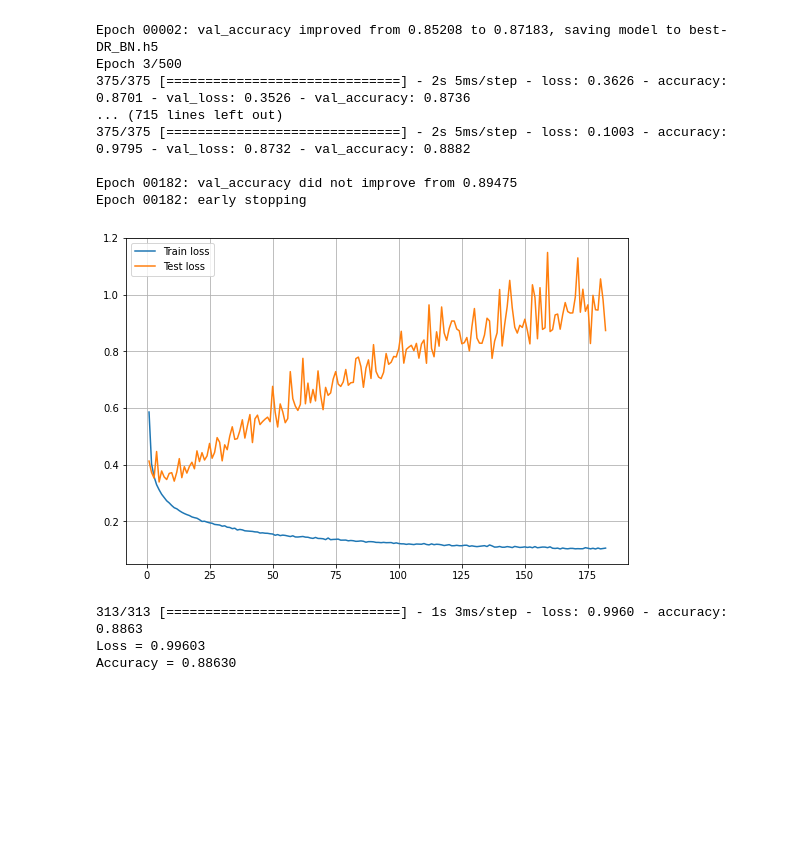
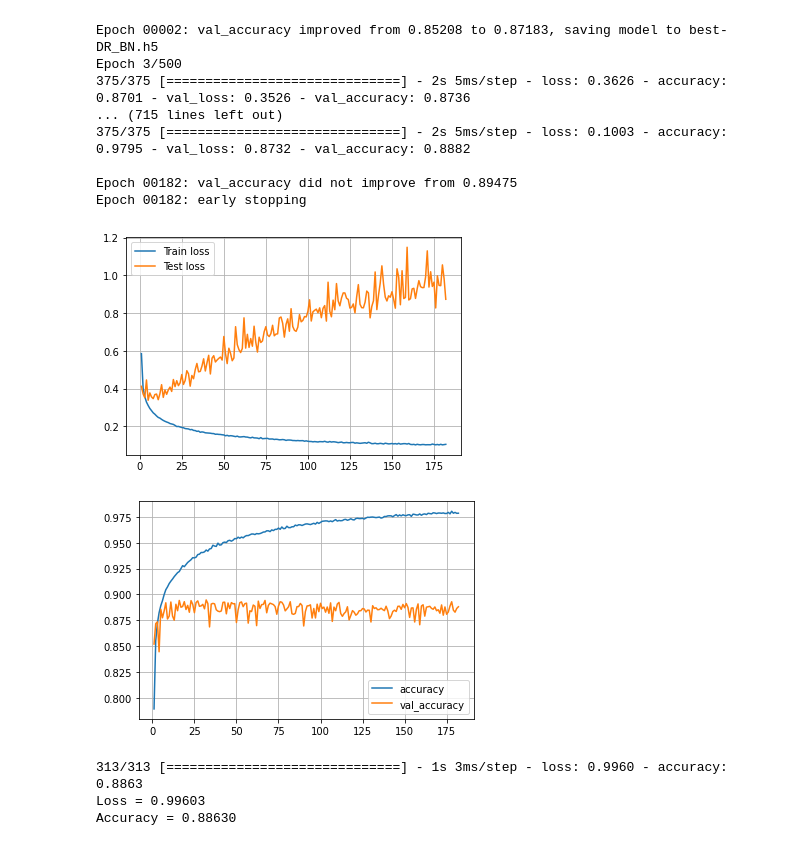
Before and after one commit to Seungeun-Song/Study-for-K-Digital-AI-developer, a Jupyter notebook: Practice/21_03_19_Fashion_mnist.ipynb, the cells around one changed output. Cells and saved outputs as stored; diff of their text form; code cells hidden in the pictures; blank space fills up the shorter version.

```diff
--- a/Practice/21_03_19_Fashion_mnist.ipynb
+++ b/Practice/21_03_19_Fashion_mnist.ipynb
@@ -175,16 +175,28 @@ Epoch 00182: early stopping
 # %%
 import matplotlib.pyplot as plt
 
+
 epochs = range(1, len(Hist_L2.history['loss'])+1)
 
-plt.figure(figsize=(9,6))
+
+
+
+
 plt.plot(epochs, Hist_L2.history['loss'])
 plt.plot(epochs, Hist_L2.history['val_loss'])
 plt.legend(['Train loss','Test loss'])
 plt.grid()
 plt.show()
+
+
+
+plt.plot(epochs, Hist_L2.history['accuracy'])
+plt.plot(epochs, Hist_L2.history['val_accuracy'])
+plt.legend(['accuracy','val_accuracy'])
+plt.grid()
 # %% [output]
-[figure, old version]
+[figure, new version]
+[figure, added]
 # %%
 loss_L2, accuracy_L2 = L2.evaluate(X_test, y_test)
 print('Loss = {:.5f}'.format(loss_L2))
```
Also changed, not shown: parts of 4 cells of this notebook.
